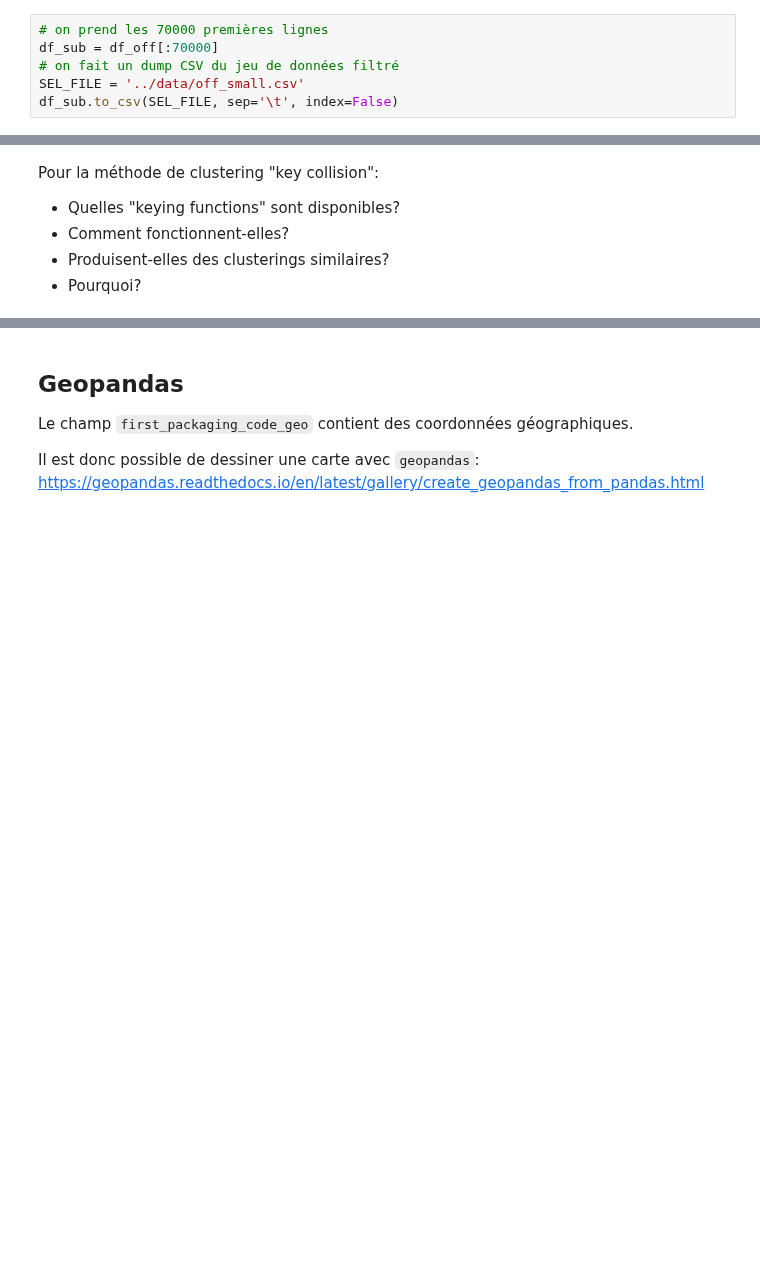
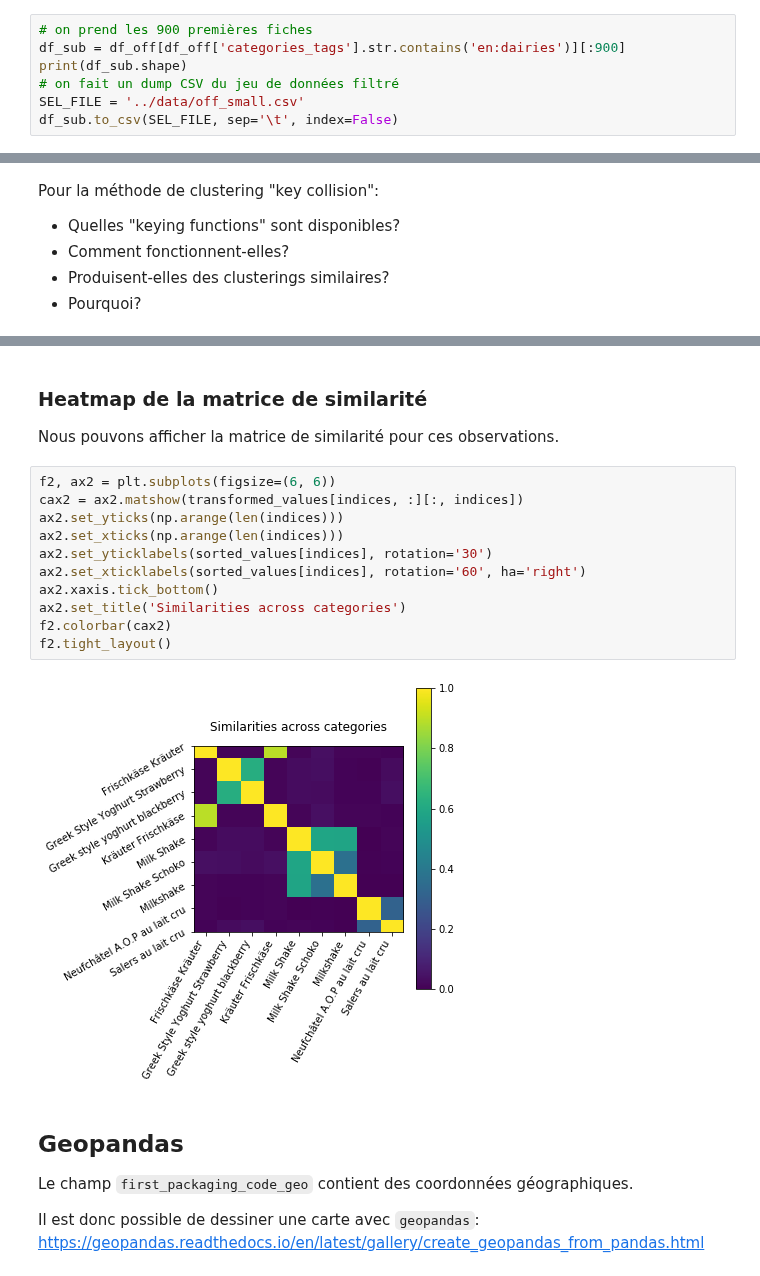
Before and after one commit to moreymat/off-explore, a Jupyter notebook: notebooks/03 - Explorer les données d'OpenFoodFacts.ipynb, the cells around one changed output, grey strips where cells are left out. Saved outputs shown, nothing was run; the diff lists cells and outputs as text; blank space fills up the shorter version.

```diff
--- a/notebooks/03 - Explorer les données d'OpenFoodFacts.ipynb
+++ b/notebooks/03 - Explorer les données d'OpenFoodFacts.ipynb
@@ -80,6 +80,7 @@ Nous pouvons exporter une fraction de l'ensemble de produits, par exemple 70000
 # %%
-# on prend les 70000 premières lignes
-df_sub = df_off[:70000]
+# on prend les 900 premières fiches
+df_sub = df_off[df_off['categories_tags'].str.contains('en:dairies')][:900]
+print(df_sub.shape)
 # on fait un dump CSV du jeu de données filtré
 SEL_FILE = '../data/off_small.csv'
 df_sub.to_csv(SEL_FILE, sep='\t', index=False)
@@ -153,3 +197,20 @@ ModuleNotFoundError: No module named 'dirty_cat'
+# %% [markdown]
+### Heatmap de la matrice de similarité
+
+Nous pouvons afficher la matrice de similarité pour ces observations.
+# %%
+f2, ax2 = plt.subplots(figsize=(6, 6))
+cax2 = ax2.matshow(transformed_values[indices, :][:, indices])
+ax2.set_yticks(np.arange(len(indices)))
+ax2.set_xticks(np.arange(len(indices)))
+ax2.set_yticklabels(sorted_values[indices], rotation='30')
+ax2.set_xticklabels(sorted_values[indices], rotation='60', ha='right')
+ax2.xaxis.tick_bottom()
+ax2.set_title('Similarities across categories')
+f2.colorbar(cax2)
+f2.tight_layout()
+# %% [output]
+[figure, added]
 # %% [markdown]
 ## Geopandas
 
```
Also changed, not shown: parts of 16 cells of this notebook, 2 other files.
